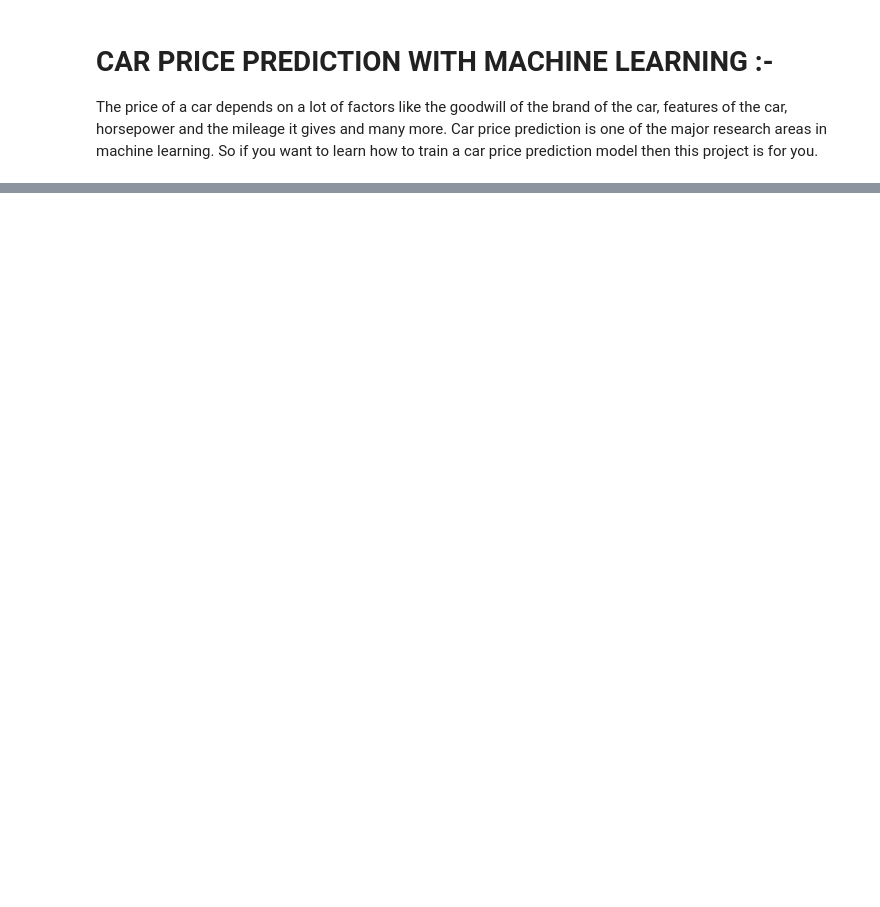
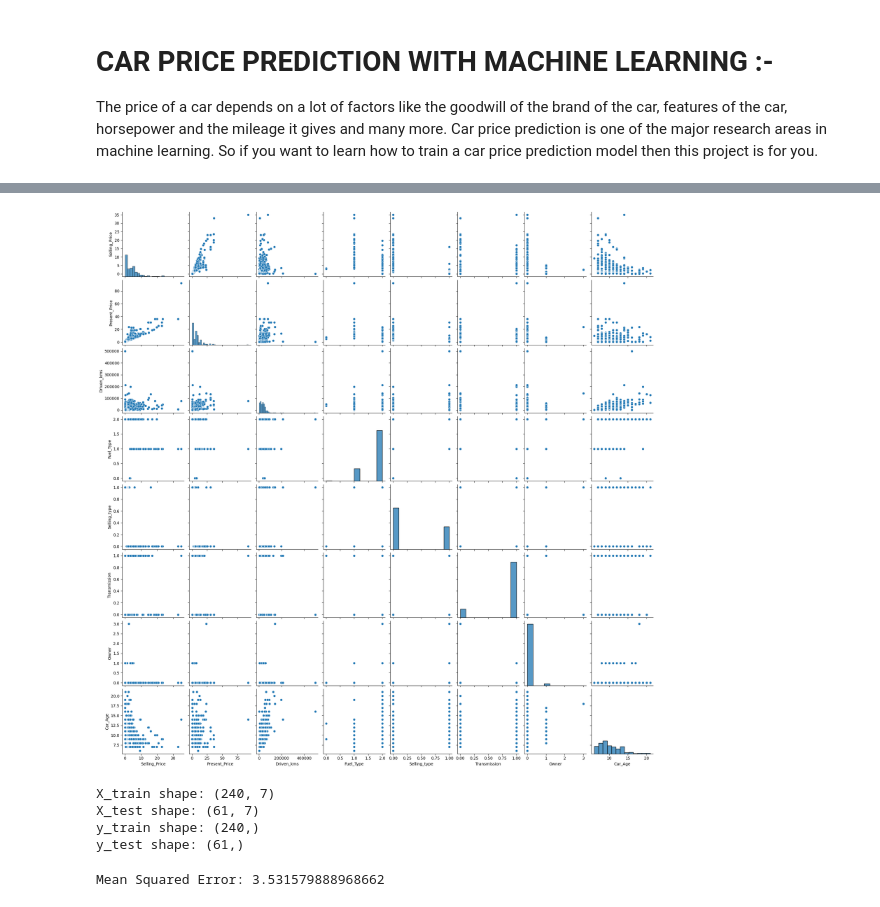
Before and after one commit to pooja-chirke/area, a Jupyter notebook: car-prediction-with-machine-learning.ipynb, the cells around one changed output, grey strips where cells are left out. Saved outputs shown, nothing was run; the diff lists cells and outputs as text; code cells hidden in the pictures; blank space fills up the shorter version.

```diff
--- a/car-prediction-with-machine-learning.ipynb
+++ b/car-prediction-with-machine-learning.ipynb
@@ -11,0 +57,45 @@ from sklearn.preprocessing import StandardScaler, LabelEncoder
+# %%
+sns.pairplot(data)
+plt.show()
+# %% [output]
+[figure, added]
+# %%
+import pandas as pd
+from sklearn.model_selection import train_test_split
+
+
+# Drop other unnecessary columns if present (like 'Car_Name')
+if 'Car_Name' in data.columns:
+    data = data.drop(['Car_Name'], axis=1)
+
+# Handle categorical columns with encoding (get_dummies)
+data = pd.get_dummies(data, drop_first=True)  # One-Hot Encode categorical columns
+
+# Splitting the dataset into features (X) and target variable (y)
+X = data.drop('Selling_Price', axis=1)  # Features (Independent variables)
+y = data['Selling_Price']  # Target (Dependent variable)
+
+# Splitting the data into training and testing sets
+X_train, X_test, y_train, y_test = train_test_split(X, y, test_size=0.2, random_state=42)
+
+# Print shapes to verify
+print("X_train shape:", X_train.shape)
+print("X_test shape:", X_test.shape)
+print("y_train shape:", y_train.shape)
+print("y_test shape:", y_test.shape)
+# %% [output]
+X_train shape: (240, 7)
+X_test shape: (61, 7)
+y_train shape: (240,)
+y_test shape: (61,)
+# %%
+# Train a simple Linear Regression model
+model = LinearRegression()
+model.fit(X_train, y_train)
+
+# Predict on test data
+y_pred = model.predict(X_test)
+mse = mean_squared_error(y_test, y_pred)
+print(f'Mean Squared Error: {mse}')
+# %% [output]
+Mean Squared Error: 3.531579888968662
```
Also changed, not shown: parts of 12 cells of this notebook.
